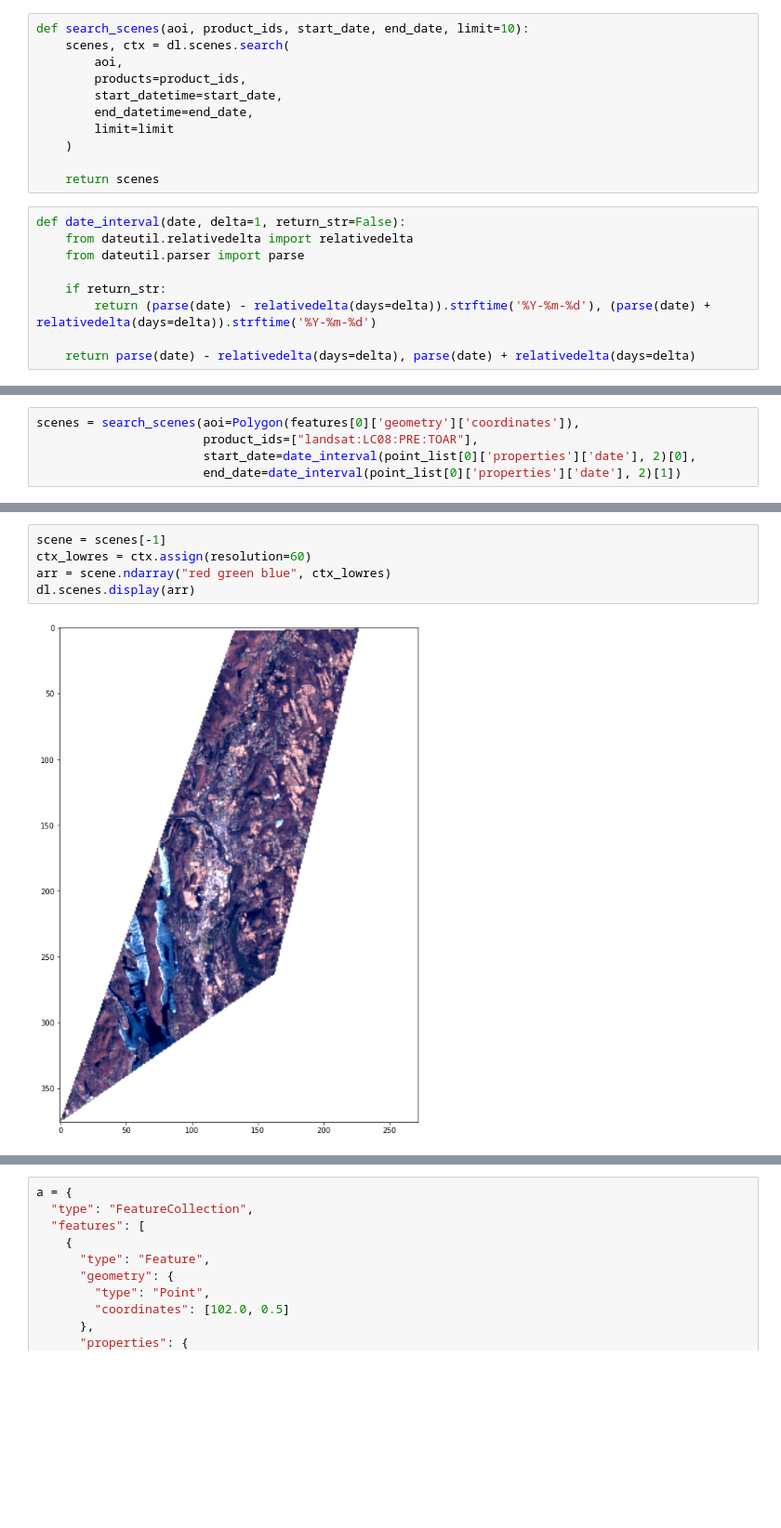
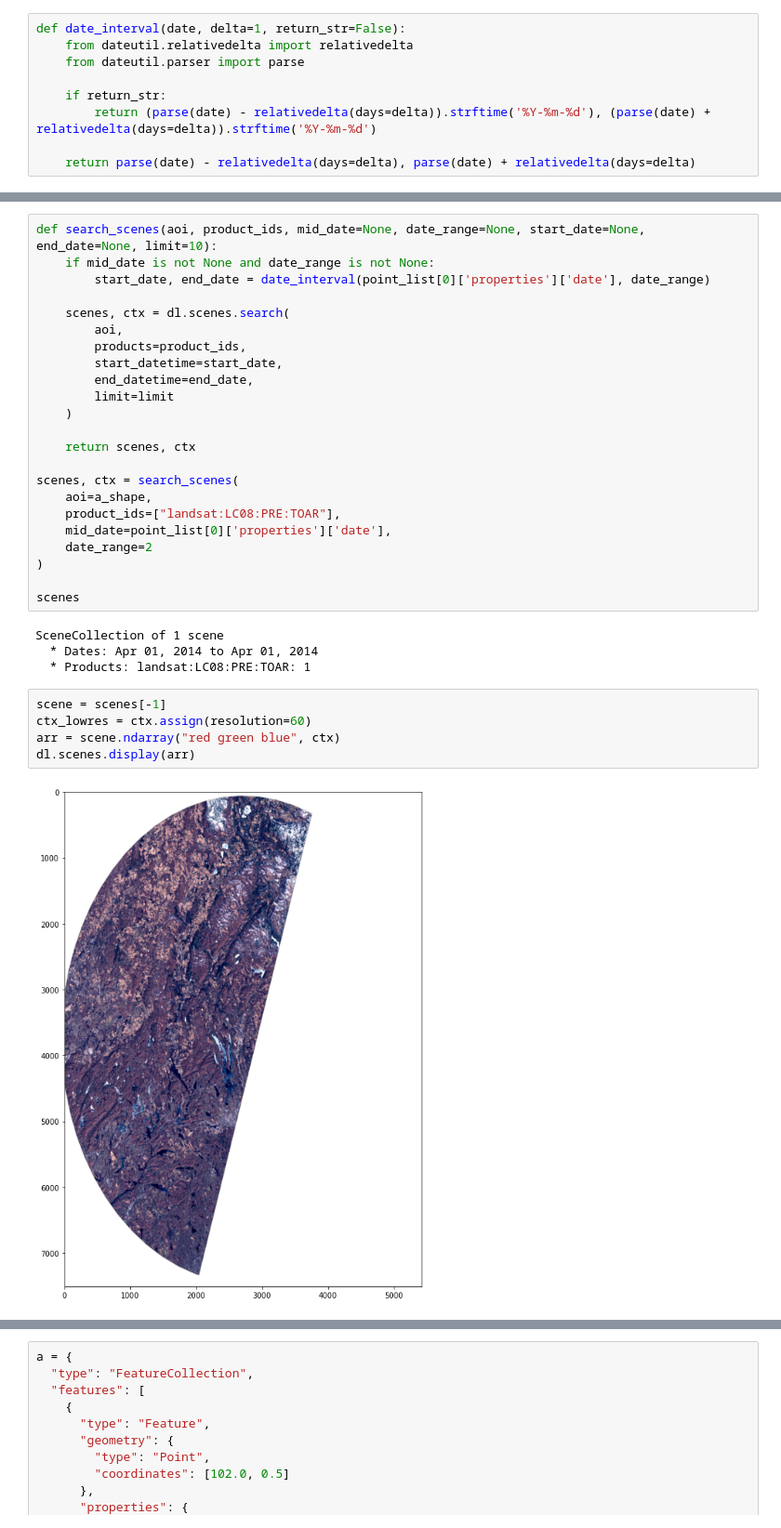
Before and after one commit to Competencia-de-Climate-Change/Landslide_EarlyDetection, a Jupyter notebook: notebooks/Landslide_NASA.ipynb, the cells around one changed output, grey strips where cells are left out. Shown at 93% size. Drawn from its saved outputs; the diff is of its cells as text; blank space fills up the shorter version.

```diff
--- a/notebooks/Landslide_NASA.ipynb
+++ b/notebooks/Landslide_NASA.ipynb
@@ -158,14 +156,3 @@ from shapely.geometry import Polygon
-# %%
-def search_scenes(aoi, product_ids, start_date, end_date, limit=10):
-    scenes, ctx = dl.scenes.search(
-        aoi,
-        products=product_ids,
-        start_datetime=start_date,
-        end_datetime=end_date,
-        limit=limit
-    )
-
-    return scenes
 # %%
 def date_interval(date, delta=1, return_str=False):
     from dateutil.relativedelta import relativedelta
@@ -184,5 +164,0 @@ date_interval()
-# %%
-scenes = search_scenes(aoi=Polygon(features[0]['geometry']['coordinates']),
-                       product_ids=["landsat:LC08:PRE:TOAR"],
-                       start_date=date_interval(point_list[0]['properties']['date'], 2)[0],
-                       end_date=date_interval(point_list[0]['properties']['date'], 2)[1])
@@ -215,7 +198,34 @@ masked_array(
+# %%
+def search_scenes(aoi, product_ids, mid_date=None, date_range=None, start_date=None, end_date=None, limit=10):
+    if mid_date is not None and date_range is not None:
+        start_date, end_date = date_interval(point_list[0]['properties']['date'], date_range)
+
+    scenes, ctx = dl.scenes.search(
+        aoi,
+        products=product_ids,
+        start_datetime=start_date,
+        end_datetime=end_date,
+        limit=limit
+    )
+
+    return scenes, ctx
+
+scenes, ctx = search_scenes(
+    aoi=a_shape,
+    product_ids=["landsat:LC08:PRE:TOAR"],
+    mid_date=point_list[0]['properties']['date'],
+    date_range=2
+)
+
+scenes
+# %% [output]
+SceneCollection of 1 scene
+  * Dates: Apr 01, 2014 to Apr 01, 2014
+  * Products: landsat:LC08:PRE:TOAR: 1
 # %%
 scene = scenes[-1]
 ctx_lowres = ctx.assign(resolution=60)
-arr = scene.ndarray("red green blue", ctx_lowres)
+arr = scene.ndarray("red green blue", ctx)
 dl.scenes.display(arr)
 # %% [output]
-[figure, old version]
+[figure, new version]
```
Also changed, not shown: parts of 23 cells of this notebook.
